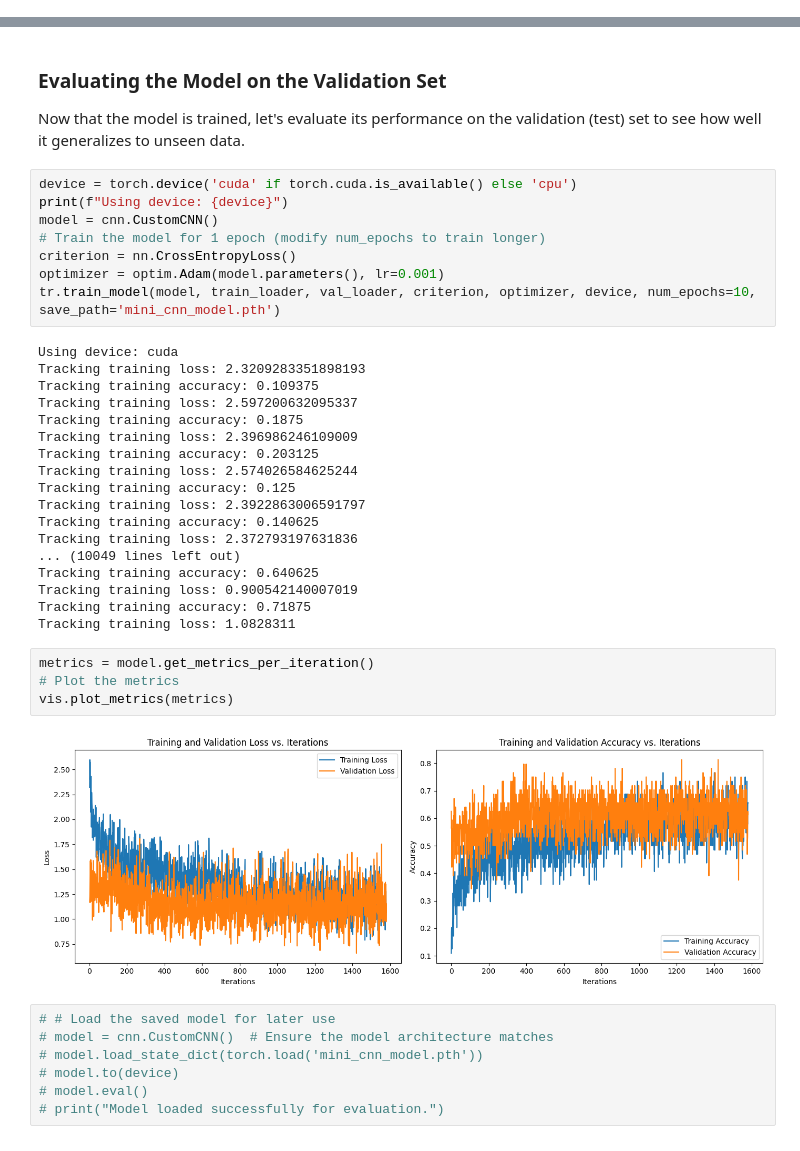
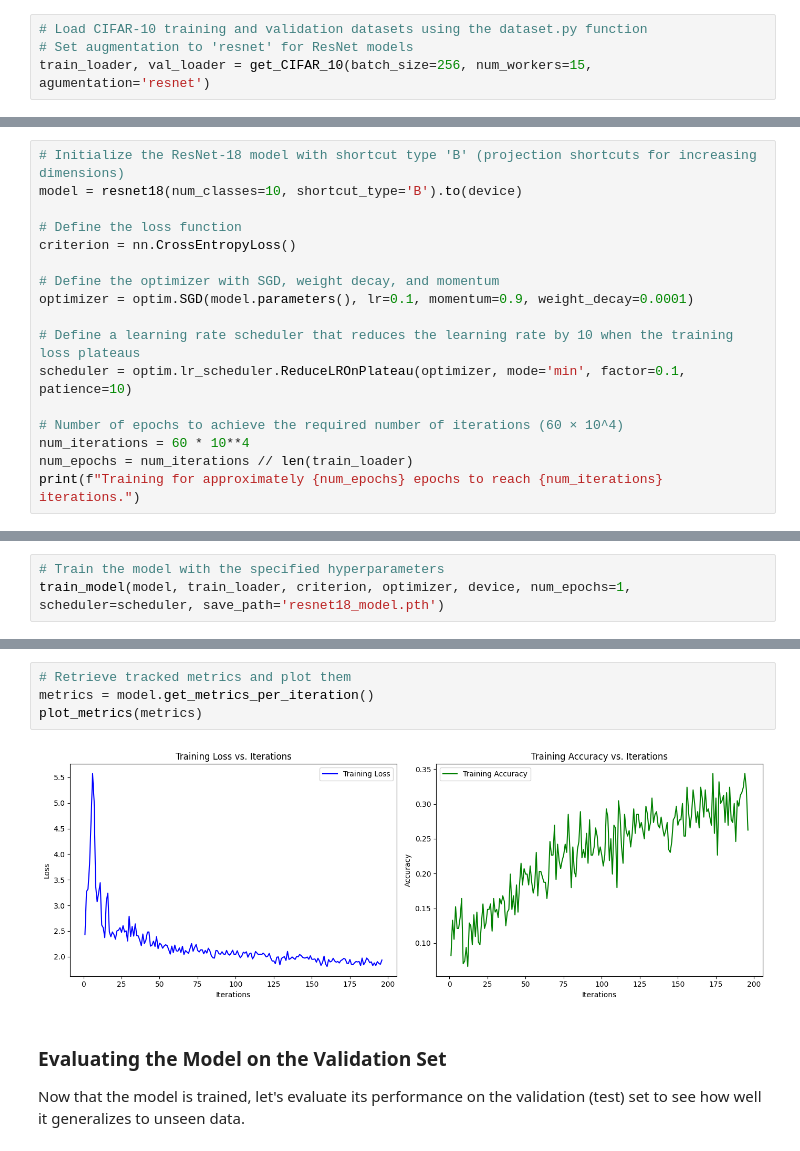
Before and after one commit to TagoreZhao/MachineLearning_ONE_FOR_ALL, a Jupyter notebook: test.ipynb, the cells around one changed output, grey strips where cells are left out. Drawn from its saved outputs; the diff is of its cells as text.

```diff
--- a/test.ipynb
+++ b/test.ipynb
@@ -23,0 +23,4 @@ Files already downloaded and verified
+# %%
+# Load CIFAR-10 training and validation datasets using the dataset.py function
+# Set augmentation to 'resnet' for ResNet models
+train_loader, val_loader = get_CIFAR_10(batch_size=256, num_workers=15, agumentation='resnet')
@@ -23,0 +30,17 @@ Files already downloaded and verified
+# %%
+# Initialize the ResNet-18 model with shortcut type 'B' (projection shortcuts for increasing dimensions)
+model = resnet18(num_classes=10, shortcut_type='B').to(device)
+
+# Define the loss function
+criterion = nn.CrossEntropyLoss()
+
+# Define the optimizer with SGD, weight decay, and momentum
+optimizer = optim.SGD(model.parameters(), lr=0.1, momentum=0.9, weight_decay=0.0001)
+
+# Define a learning rate scheduler that reduces the learning rate by 10 when the training loss plateaus
+scheduler = optim.lr_scheduler.ReduceLROnPlateau(optimizer, mode='min', factor=0.1, patience=10)
+
+# Number of epochs to achieve the required number of iterations (60 × 10^4)
+num_iterations = 60 * 10**4
+num_epochs = num_iterations // len(train_loader)
+print(f"Training for approximately {num_epochs} epochs to reach {num_iterations} iterations.")
@@ -23,0 +49,3 @@ Files already downloaded and verified
+# %%
+# Train the model with the specified hyperparameters
+train_model(model, train_loader, criterion, optimizer, device, num_epochs=1, scheduler=scheduler, save_path='resnet18_model.pth')
@@ -24,42 +70,9 @@ Files already downloaded and verified
+# %%
+# Retrieve tracked metrics and plot them
+metrics = model.get_metrics_per_iteration()
+plot_metrics(metrics)
+# %% [output]
+[figure, added]
 # %% [markdown]
 ### Evaluating the Model on the Validation Set
 Now that the model is trained, let's evaluate its performance on the validation (test) set to see how well it generalizes to unseen data.
-# %%
-device = torch.device('cuda' if torch.cuda.is_available() else 'cpu')
-print(f"Using device: {device}")
-model = cnn.CustomCNN()
-# Train the model for 1 epoch (modify num_epochs to train longer)
-criterion = nn.CrossEntropyLoss()
-optimizer = optim.Adam(model.parameters(), lr=0.001)
-tr.train_model(model, train_loader, val_loader, criterion, optimizer, device, num_epochs=10, save_path='mini_cnn_model.pth')
-# %% [output]
-Using device: cuda
-Tracking training loss: 2.3209283351898193
-Tracking training accuracy: 0.109375
-Tracking training loss: 2.597200632095337
-Tracking training accuracy: 0.1875
-Tracking training loss: 2.396986246109009
-Tracking training accuracy: 0.203125
-Tracking training loss: 2.574026584625244
-Tracking training accuracy: 0.125
-Tracking training loss: 2.3922863006591797
-Tracking training accuracy: 0.140625
-Tracking training loss: 2.372793197631836
-... (10049 lines left out)
-Tracking training accuracy: 0.640625
-Tracking training loss: 0.900542140007019
-Tracking training accuracy: 0.71875
-Tracking training loss: 1.0828311
-# %%
-metrics = model.get_metrics_per_iteration()
-# Plot the metrics
-vis.plot_metrics(metrics)
-# %% [output]
-[figure, removed]
-# %%
-# # Load the saved model for later use
-# model = cnn.CustomCNN()  # Ensure the model architecture matches
-# model.load_state_dict(torch.load('mini_cnn_model.pth'))
-# model.to(device)
-# model.eval()
-# print("Model loaded successfully for evaluation.")
```
Also changed, not shown: parts of 7 cells of this notebook, 5 other files.
